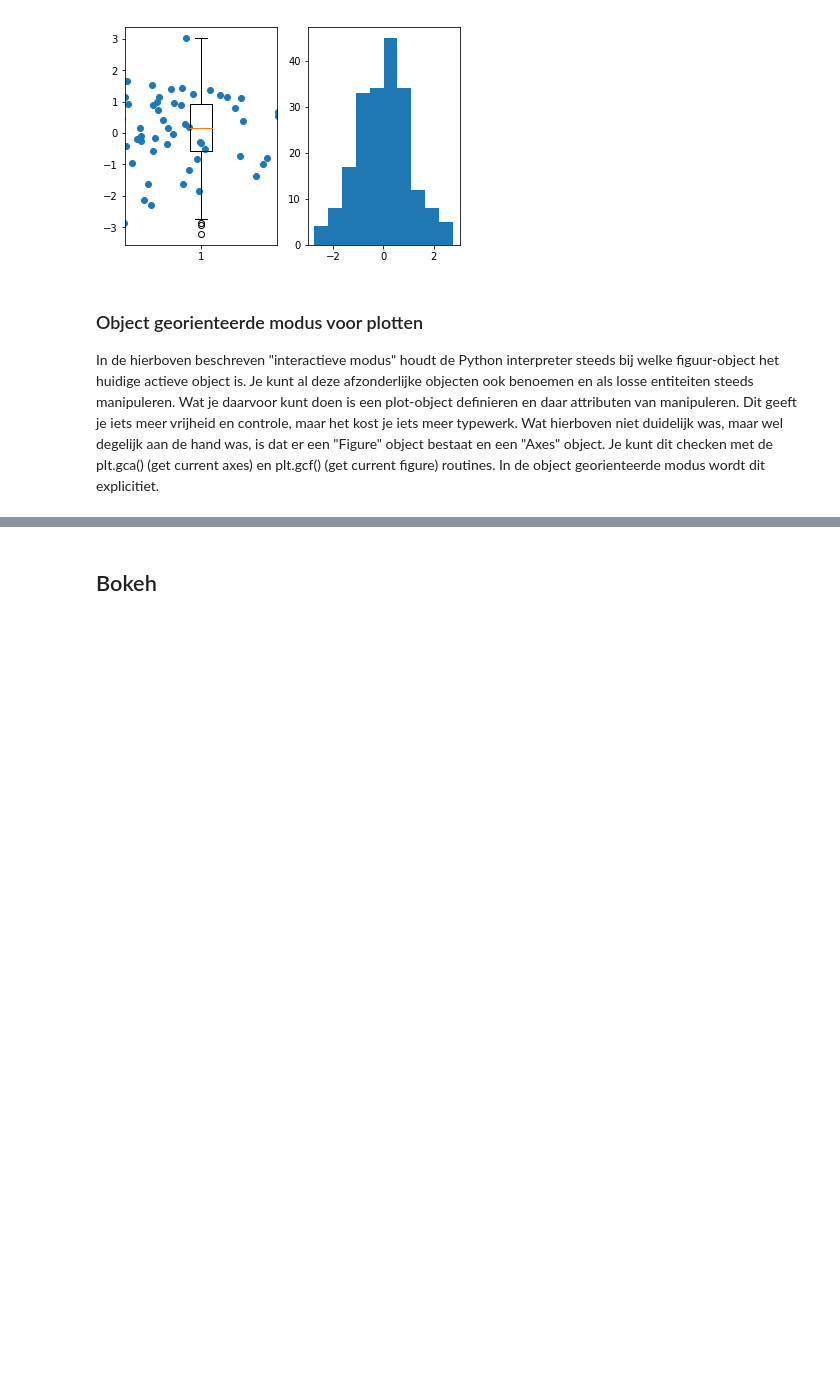
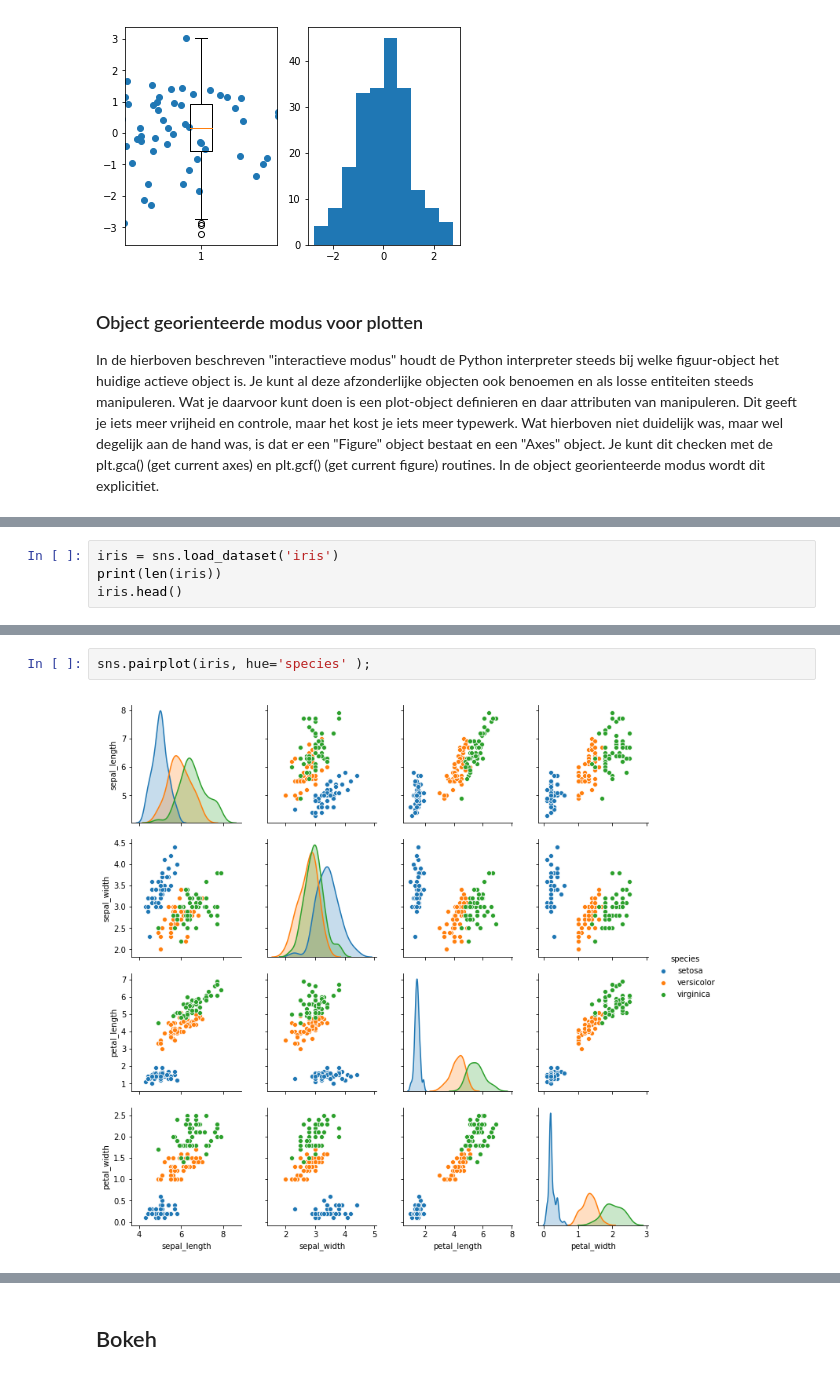
Before and after one commit to harcel/PyDataScienceIntroNL, a Jupyter notebook: Instructie_3.ipynb, the cells around one changed output, grey strips where cells are left out. Saved outputs shown, nothing was run; the diff lists cells and outputs as text; blank space fills up the shorter version.

```diff
--- a/Instructie_3.ipynb
+++ b/Instructie_3.ipynb
@@ -73,0 +105,4 @@ De mogelijkheden van matplotlib worden mooi geillustreerd, met voorbeeldcode, in
+# %%
+iris = sns.load_dataset('iris')
+print(len(iris))
+iris.head()
@@ -73,0 +117,4 @@ De mogelijkheden van matplotlib worden mooi geillustreerd, met voorbeeldcode, in
+# %%
+sns.pairplot(iris, hue='species' );
+# %% [output]
+[figure, added]
```
Also changed, not shown: parts of 9 cells of this notebook.
